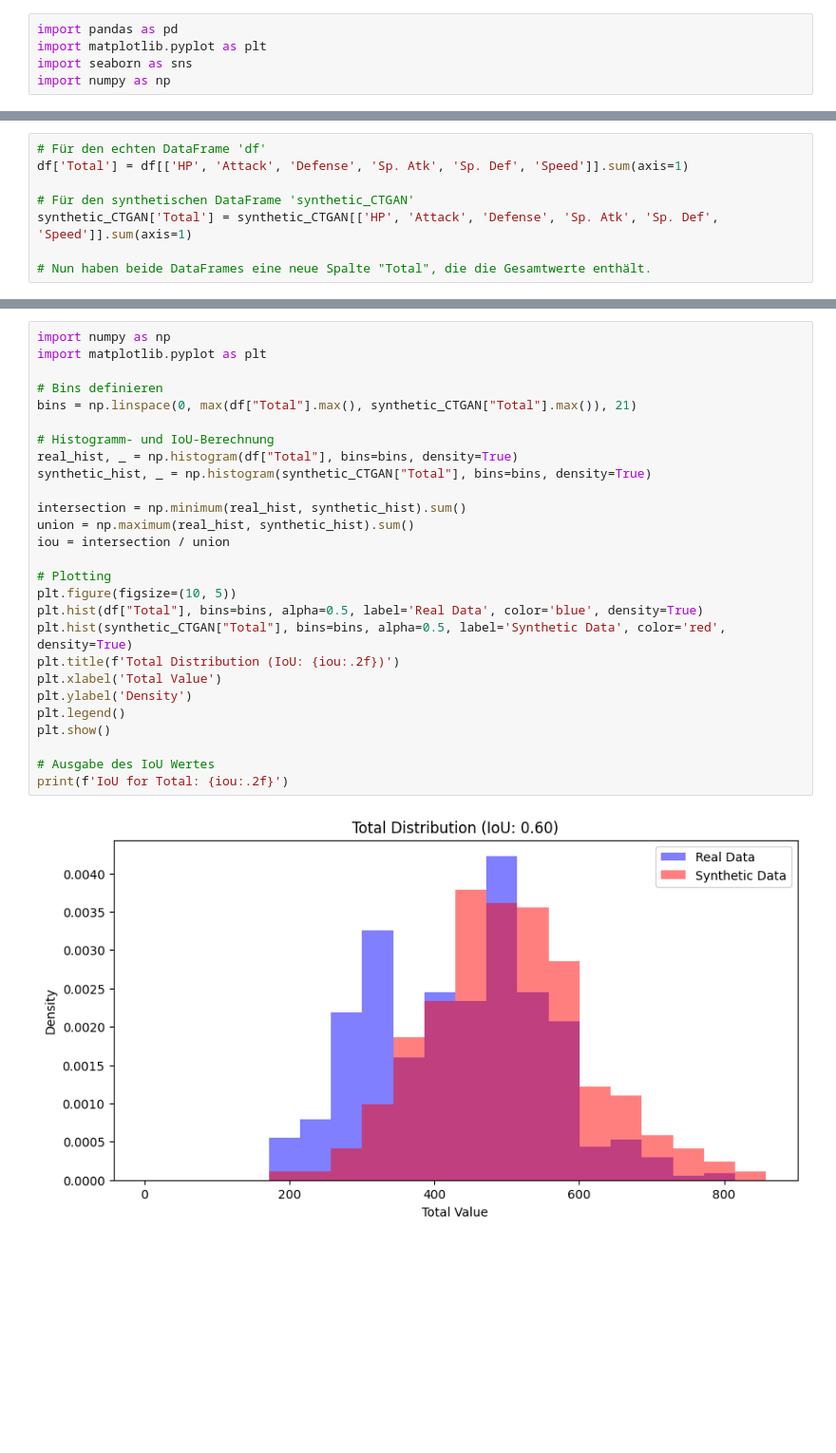
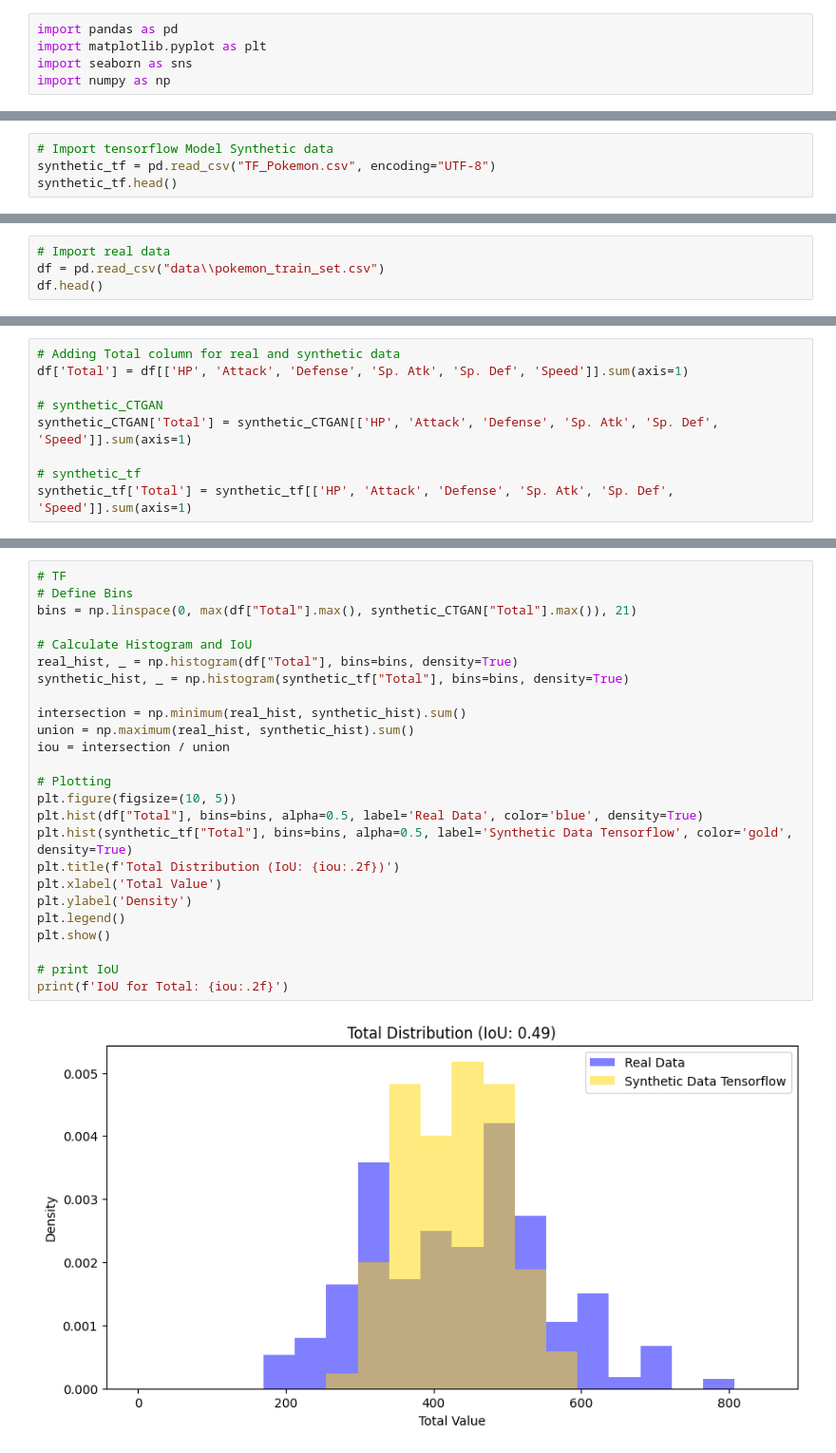
Before and after one commit to mdielacher/Pokemon, a Jupyter notebook: evaluation.ipynb, the cells around one changed output, grey strips where cells are left out. Shown at 95% size. Cells and saved outputs as stored; diff of their text form; blank space fills up the shorter version.

```diff
--- a/evaluation.ipynb
+++ b/evaluation.ipynb
@@ -35,0 +28,4 @@ df.head()
+# %%
+# Import tensorflow Model Synthetic data
+synthetic_tf = pd.read_csv("TF_Pokemon.csv", encoding="UTF-8")
+synthetic_tf.head()
@@ -35,0 +39,4 @@ df.head()
+# %%
+# Import real data
+df = pd.read_csv("data\\pokemon_train_set.csv")
+df.head()
@@ -36,8 +50,9 @@ df.head()
 # %%
-# Für den echten DataFrame 'df'
+# Adding Total column for real and synthetic data
 df['Total'] = df[['HP', 'Attack', 'Defense', 'Sp. Atk', 'Sp. Def', 'Speed']].sum(axis=1)
 
-# Für den synthetischen DataFrame 'synthetic_CTGAN'
+# synthetic_CTGAN
 synthetic_CTGAN['Total'] = synthetic_CTGAN[['HP', 'Attack', 'Defense', 'Sp. Atk', 'Sp. Def', 'Speed']].sum(axis=1)
 
-# Nun haben beide DataFrames eine neue Spalte "Total", die die Gesamtwerte enthält.
+# synthetic_tf
+synthetic_tf['Total'] = synthetic_tf[['HP', 'Attack', 'Defense', 'Sp. Atk', 'Sp. Def', 'Speed']].sum(axis=1)
@@ -253,29 +342,27 @@ IoU for Speed: 0.44
 # %%
-import numpy as np
-import matplotlib.pyplot as plt
-
-# Bins definieren
+# TF
+# Define Bins
 bins = np.linspace(0, max(df["Total"].max(), synthetic_CTGAN["Total"].max()), 21)
 
-# Histogramm- und IoU-Berechnung
+# Calculate Histogram and IoU
 real_hist, _ = np.histogram(df["Total"], bins=bins, density=True)
-synthetic_hist, _ = np.histogram(synthetic_CTGAN["Total"], bins=bins, density=True)
+synthetic_hist, _ = np.histogram(synthetic_tf["Total"], bins=bins, density=True)
 
 intersection = np.minimum(real_hist, synthetic_hist).sum()
 union = np.maximum(real_hist, synthetic_hist).sum()
 iou = intersection / union
 
 # Plotting
 plt.figure(figsize=(10, 5))
 plt.hist(df["Total"], bins=bins, alpha=0.5, label='Real Data', color='blue', density=True)
-plt.hist(synthetic_CTGAN["Total"], bins=bins, alpha=0.5, label='Synthetic Data', color='red', density=True)
+plt.hist(synthetic_tf["Total"], bins=bins, alpha=0.5, label='Synthetic Data Tensorflow', color='gold', density=True)
 plt.title(f'Total Distribution (IoU: {iou:.2f})')
 plt.xlabel('Total Value')
 plt.ylabel('Density')
 plt.legend()
 plt.show()
 
-# Ausgabe des IoU Wertes
+# print IoU
 print(f'IoU for Total: {iou:.2f}')
 # %% [output]
-[figure, old version]
+[figure, new version]
```
Also changed, not shown: parts of 15 cells of this notebook, 4 other files.
